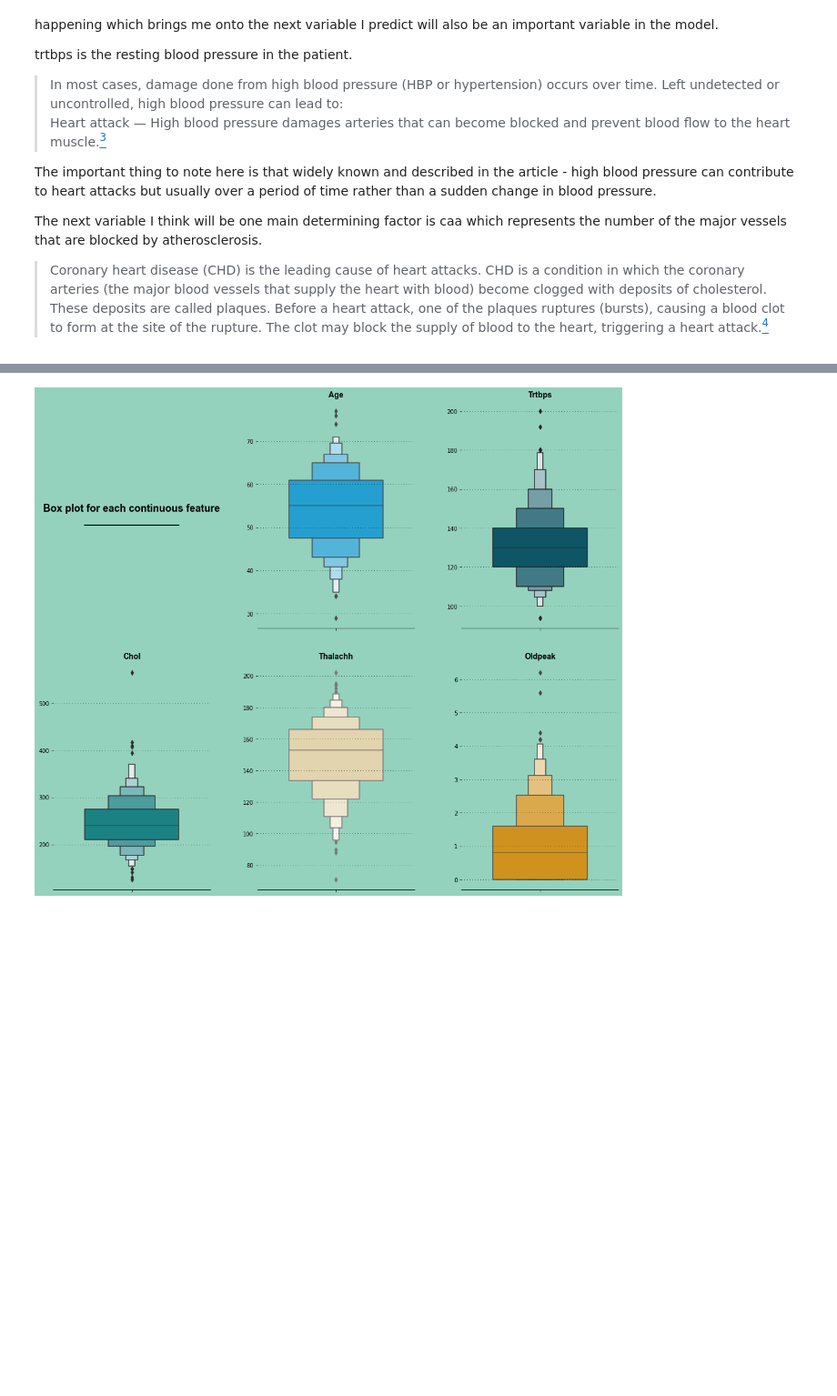
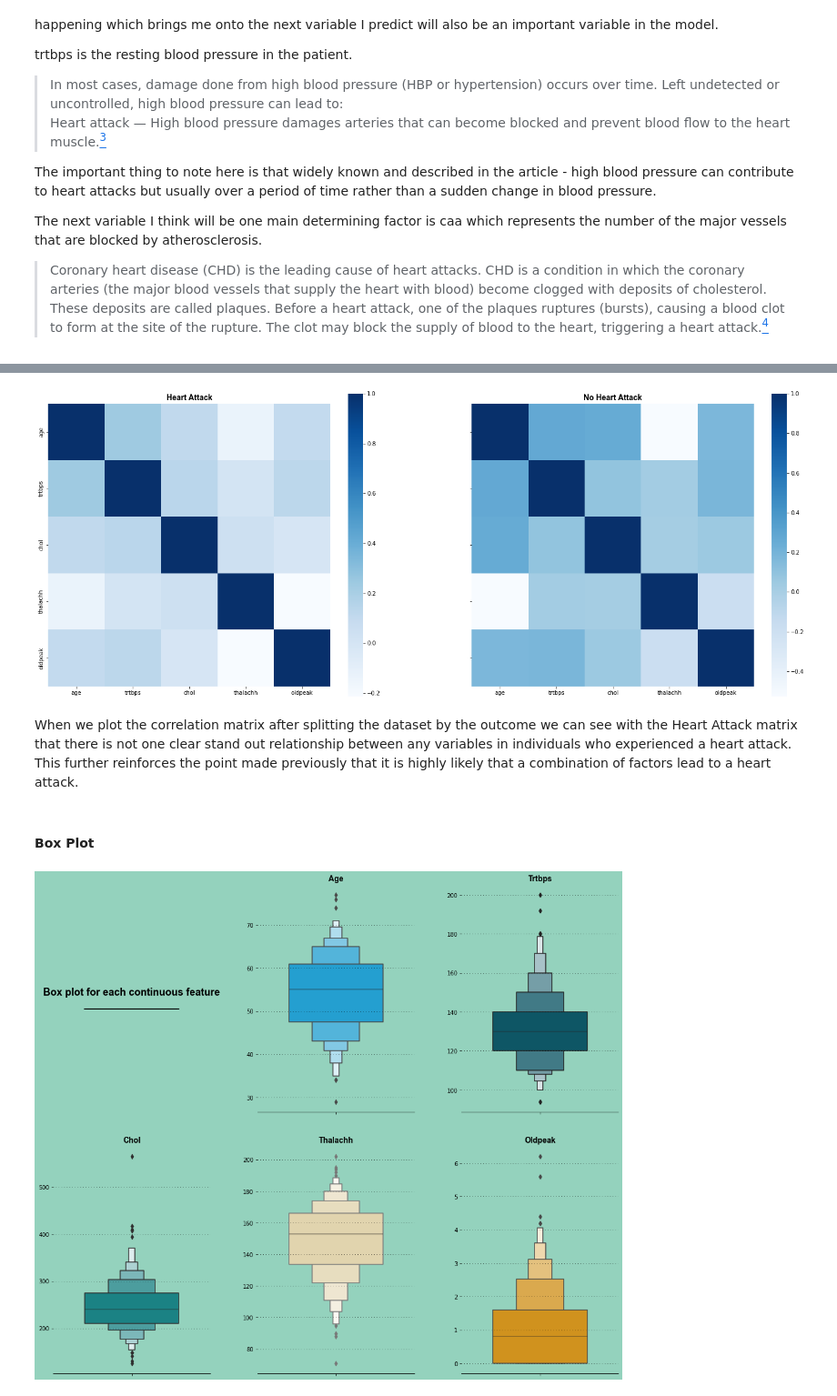
Before and after one commit to viswambaran/DataDrivenAnalytics, a Jupyter notebook: HeartAttackPredictor/HeartAttackPredictionModel.ipynb, the cells around one changed output, grey strips where cells are left out. Shown: that part at 91% size. Saved outputs shown, nothing was run; the diff lists cells and outputs as text; code cells hidden in the pictures; blank space fills up the shorter version.

```diff
--- a/HeartAttackPredictor/HeartAttackPredictionModel.ipynb
+++ b/HeartAttackPredictor/HeartAttackPredictionModel.ipynb
@@ -147,3 +176,26 @@ The next variable I think will be one main determining factor is caa which repre
+# %%
+
+# Setting chart setting variables to be used throughout all charts
+font = 'arial'
+font_weight = 'bold'
+ax_fontsize = '14'
+
+# Splitting into two dataframes based on the outcome
+heart_outcome, heart_nooutcome = [x for _, x in heart_df[continuous_cols].groupby(heart_df['output'])]
+
+# Plotting two correlation matrix for each dataframe to compare.
+fig, (ax1, ax2) = plt.subplots(ncols = 2, sharey = True, figsize = (25, 10))
+sns.heatmap(heart_outcome.corr(), square = True, cmap = 'Blues', ax = ax1)
+sns.heatmap(heart_nooutcome.corr(), square = True, cmap = 'Blues', ax = ax2)
+
+ax1.set_title("Heart Attack", font = font, fontsize = ax_fontsize, fontweight = font_weight)
+ax2.set_title("No Heart Attack", font = font, fontsize = ax_fontsize, fontweight = font_weight);
+# %% [output]
+[figure, added]
+# %% [markdown]
+When we plot the correlation matrix after splitting the dataset by the outcome we can see with the Heart Attack matrix that there is not one clear stand out relationship between any variables in individuals who experienced a heart attack. This further reinforces the point made previously that it is highly likely that a combination of factors lead to a heart attack.
+# %% [markdown]
+#### Box Plot
 # %%
 ### Some exploratory visualisations
 
```
Also changed, not shown: parts of 18 cells of this notebook.
